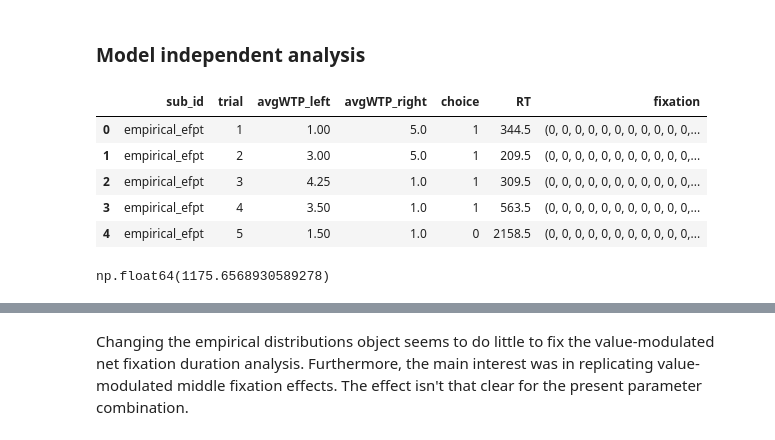
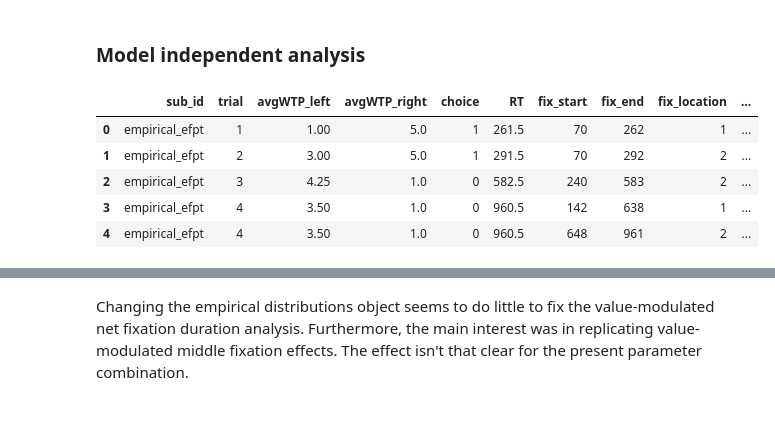
Before and after one commit to Hehesh/DDM, a Jupyter notebook: efficient-fpt_exploratory_notebooks/numbered_empirical_addm_gen_data.ipynb, the cells around one changed output, grey strips where cells are left out. Saved outputs shown, nothing was run; the diff lists cells and outputs as text; code cells hidden in the pictures.

```diff
--- a/efficient-fpt_exploratory_notebooks/numbered_empirical_addm_gen_data.ipynb
+++ b/efficient-fpt_exploratory_notebooks/numbered_empirical_addm_gen_data.ipynb
@@ -49,10 +49,10 @@ empirical_distributions = get_corrected_numbered_empirical_distributions(
 # %%
 # Defining constants
 a, b = 1, 0
-eta = 0.5
-kappa = 0.7
+eta = 0.5 # discount
+kappa = 1.3 # drift
 T = 25 / dt
-x0 = -0.2
+x0 = 0
 sigma = 0.7
 
 # r1_data = np.zeros(num_data)
@@ -75,14 +75,13 @@ start = time.time()
 dump(empirical_distributions, "empirical.mmap")
 empirical_distributions = load("empirical.mmap", mmap_mode="r")
 
-
 results = Parallel(n_jobs=-1, backend="loky")(
     delayed(simulate_numbered_empirical_trial)(
         n,
         r1_data,
         r2_data,
         empirical_distributions,
-        left_bias=True, # To include empirical left bias
+        left_bias=False, # To include empirical left bias
         eta=eta,
         kappa=kappa,
         sigma=sigma,
@@ -117,31 +116,45 @@ Elapsed time: 276.531 seconds
 # %% [markdown]
 ### Model independent analysis
 # %%
-from ddm.preprocessing.rasterization import expand_addm_fixations
+from ddm.preprocessing.rasterization import expand_addm_fixations, rasterize_data
 
 rt_data = decision_data[:, 0].astype(np.float64)
 choice_data = decision_data[:, 1].astype(np.int32)
 expanded_fixations = expand_addm_fixations(sacc_data, flag_data, rt_data, dt)
 
 efpt_df = pd.DataFrame({
     'sub_id': 'empirical_efpt',
     'trial': range(1, num_data + 1),
     'avgWTP_left': r1_data,
     'avgWTP_right': r2_data,
     'choice': (1 - choice_data) // 2,
     'RT': rt_data * 1000,
     'fixation': expanded_fixations
 })
 
-efpt_df.head()
+efpt_rasterized = rasterize_data(efpt_df, subject_col='sub_id',trial_col='trial',seq_col='fixation')
+efpt_rasterized = efpt_rasterized.loc[:, ['sub_id', 'trial', 'avgWTP_left', 'avgWTP_right', 'choice', 'RT', 'fix_start', 'fix_end', 'fix_location']]
+efpt_rasterized['fix_dur'] = efpt_rasterized.apply(
+    lambda r: r['fix_end'] - r['fix_start'],
+    axis=1
+)
+
+efpt_rasterized['fix_num'] = (
+    efpt_rasterized
+    .groupby(['sub_id', 'trial'])
+    .cumcount() + 1
+)
+
+efpt_rasterized['fix_num_rev'] = (
+    efpt_rasterized
+    .groupby(['sub_id', 'trial'])
+    .cumcount(ascending=False) + 1
+)
+efpt_rasterized.head()
 # %% [output]
-|  | sub_id | trial | avgWTP_left | avgWTP_right | choice | RT | fixation |
-| 0 | empirical_efpt | 1 | 1.00 | 5.0 | 1 | 344.5 | (0, 0, 0, 0, 0, 0, 0, 0, 0, 0, 0,... |
-| 1 | empirical_efpt | 2 | 3.00 | 5.0 | 1 | 209.5 | (0, 0, 0, 0, 0, 0, 0, 0, 0, 0, 0,... |
-| 2 | empirical_efpt | 3 | 4.25 | 1.0 | 1 | 309.5 | (0, 0, 0, 0, 0, 0, 0, 0, 0, 0, 0,... |
-| 3 | empirical_efpt | 4 | 3.50 | 1.0 | 1 | 563.5 | (0, 0, 0, 0, 0, 0, 0, 0, 0, 0, 0,... |
-| 4 | empirical_efpt | 5 | 1.50 | 1.0 | 0 | 2158.5 | (0, 0, 0, 0, 0, 0, 0, 0, 0, 0, 0,... |
+|  | sub_id | trial | avgWTP_left | avgWTP_right | choice | RT | fix_start | fix_end | fix_location | ... |
+| 0 | empirical_efpt | 1 | 1.00 | 5.0 | 1 | 261.5 | 70 | 262 | 1 | ... |
+| 1 | empirical_efpt | 2 | 3.00 | 5.0 | 1 | 291.5 | 70 | 292 | 2 | ... |
+| 2 | empirical_efpt | 3 | 4.25 | 1.0 | 0 | 582.5 | 240 | 583 | 2 | ... |
+| 3 | empirical_efpt | 4 | 3.50 | 1.0 | 0 | 960.5 | 142 | 638 | 1 | ... |
+| 4 | empirical_efpt | 4 | 3.50 | 1.0 | 0 | 960.5 | 648 | 961 | 2 | ... |
-# %%
-np.mean(efpt_df['RT'])
-# %% [output]
-np.float64(1175.6568930589278)
```
Also changed, not shown: parts of 3 cells of this notebook, 1 other file.
